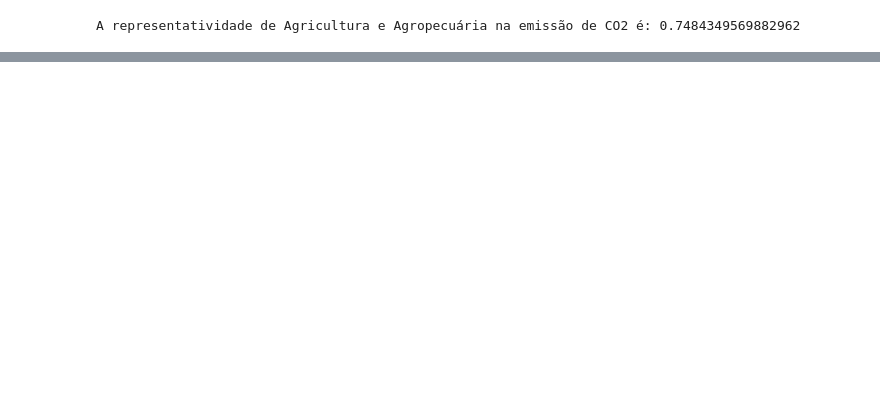
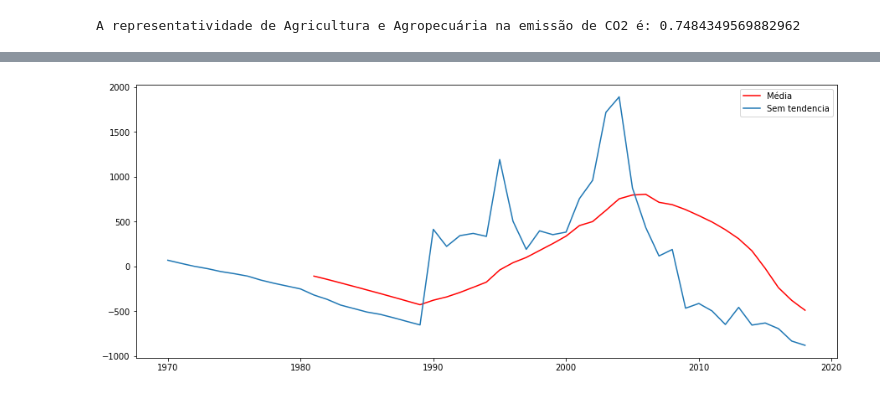
Before and after one commit to andrevcmelo/DataLearning, a Jupyter notebook: emissões_CO2.ipynb, the cells around one changed output, grey strips where cells are left out. Saved outputs shown, nothing was run; the diff lists cells and outputs as text; code cells hidden in the pictures; blank space fills up the shorter version.

```diff
--- a/emissões_CO2.ipynb
+++ b/emissões_CO2.ipynb
@@ -419,0 +471,6 @@ A representatividade de Agricultura e Agropecuária na emissão de CO2 é: 0.748
+# %%
+#Dividindo dataset de treino e teste
+data_emissoes3 = pd.Series(dados.groupby('Data')['Valor/mi_t'].sum())
+data_emissoes3
+train_data = data_emissoes3.loc['1990':'2011']
+test_data = data_emissoes3.loc['2012':]
@@ -419,0 +479,20 @@ A representatividade de Agricultura e Agropecuária na emissão de CO2 é: 0.748
+# %%
+serie = data_emissoes3
+
+#utilizando regressão linear para modelar tendência
+from sklearn.linear_model import LinearRegression
+
+X = [i for i in range(0, len(serie))] #indices
+X = np.reshape(X, (len(X), 1))
+y = serie
+modelo = LinearRegression()
+modelo.fit(X, y)
+
+#estimando tendência
+tendencia = modelo.predict(X)
+
+#plotando tendência nos dados
+plt.plot(serie.values, color='blue',label='Original')
+plt.plot(tendencia,color='red', label='Tendência' )
+plt.legend(loc='best')
+plt.show()
@@ -419,0 +501,12 @@ A representatividade de Agricultura e Agropecuária na emissão de CO2 é: 0.748
+# %%
+#eliminando a tendência
+serie_sem_tendencia = serie - tendencia
+# %%
+#Plotando os dados sem tendência
+m_m = serie_sem_tendencia.rolling(window=12).mean()
+mean = plt.plot(m_m, color='red',label='Média')
+plt.plot(serie_sem_tendencia, label='Sem tendencia')
+plt.legend(loc='best')
+plt.show()
+# %% [output]
+[figure, added]
```
Also changed, not shown: parts of 42 cells of this notebook.
